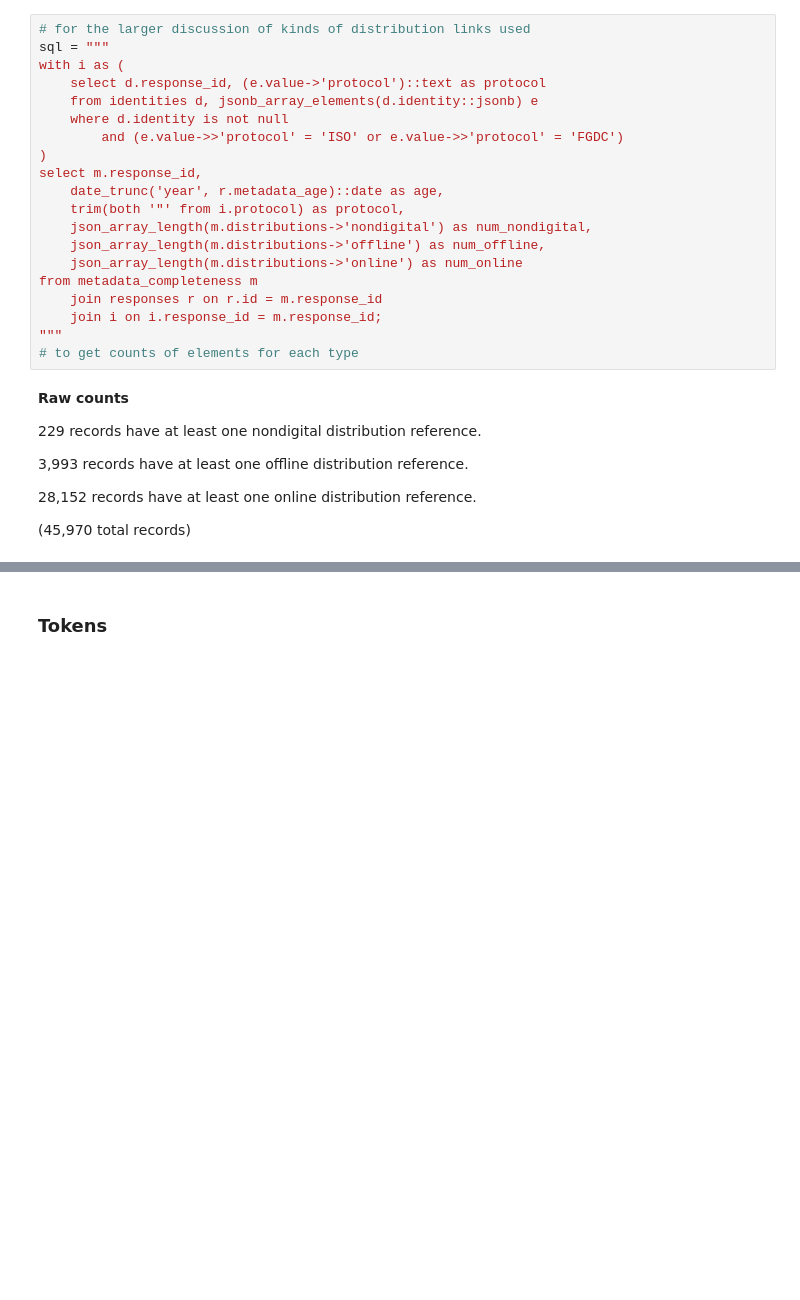
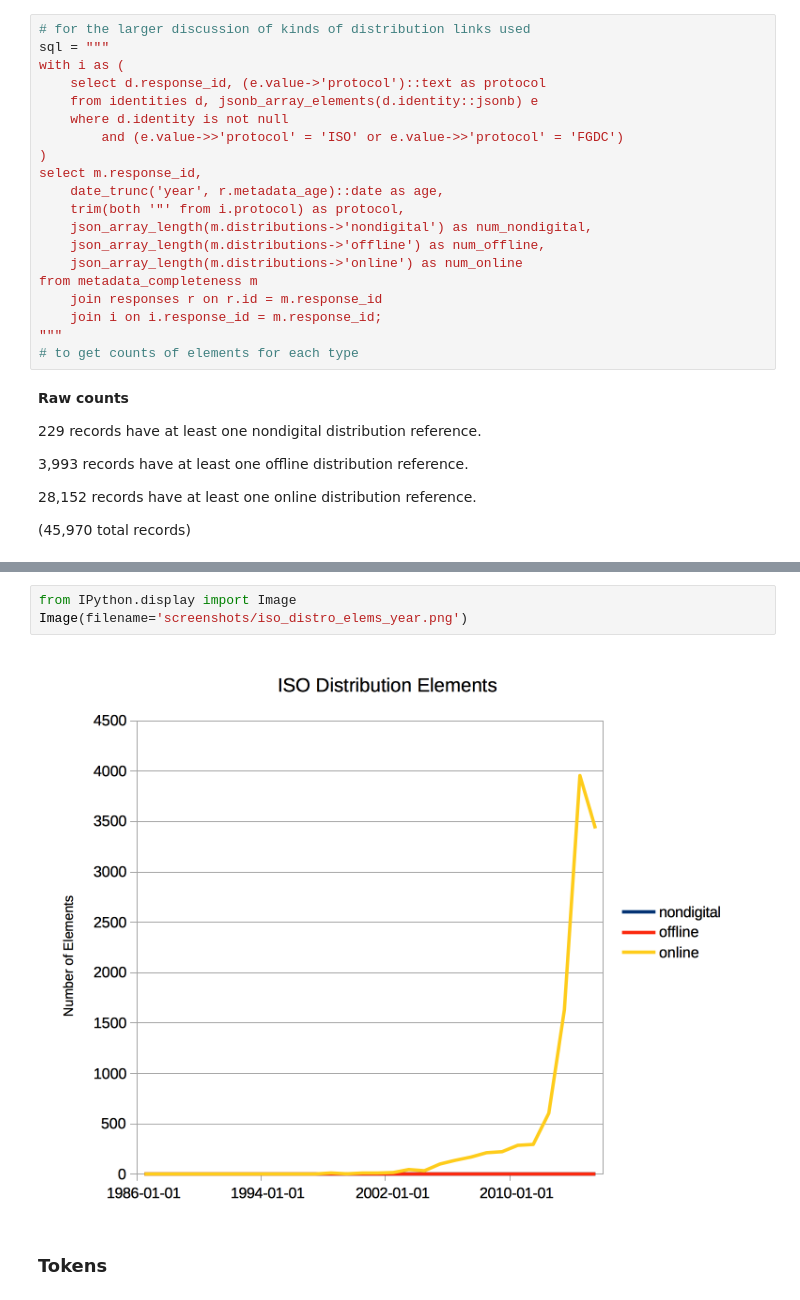
Before and after one commit to b-cube/Response-Identification-Info, a Jupyter notebook: notebooks/Analysis - Metadata Metrics fine-grained.ipynb, the cells around one changed output, grey strips where cells are left out. Saved outputs shown, nothing was run; the diff lists cells and outputs as text; blank space fills up the shorter version.

```diff
--- a/notebooks/Analysis - Metadata Metrics fine-grained.ipynb
+++ b/notebooks/Analysis - Metadata Metrics fine-grained.ipynb
@@ -842,3 +851,8 @@ from metadata_completeness m
+# %%
+from IPython.display import Image
+Image(filename='screenshots/iso_distro_elems_year.png')
+# %% [output]
+[figure, added]
 # %% [markdown]
 ### Tokens
 # %% [markdown]
```
Also changed, not shown: parts of 2 cells of this notebook, 2 other files.
